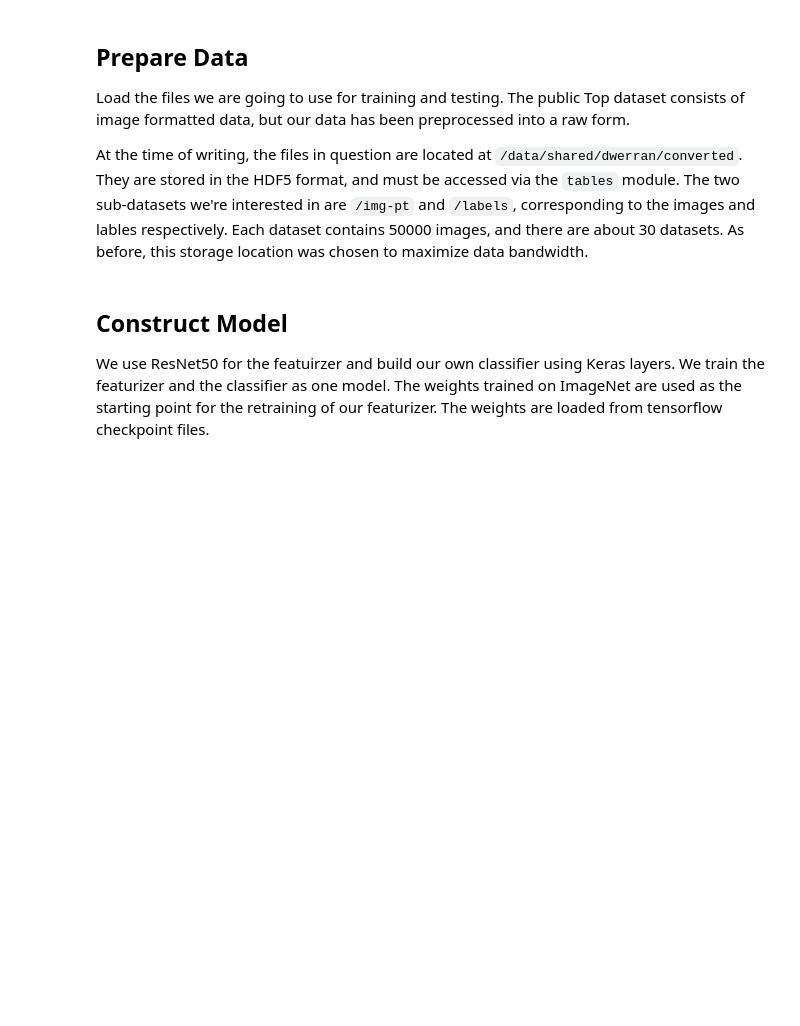
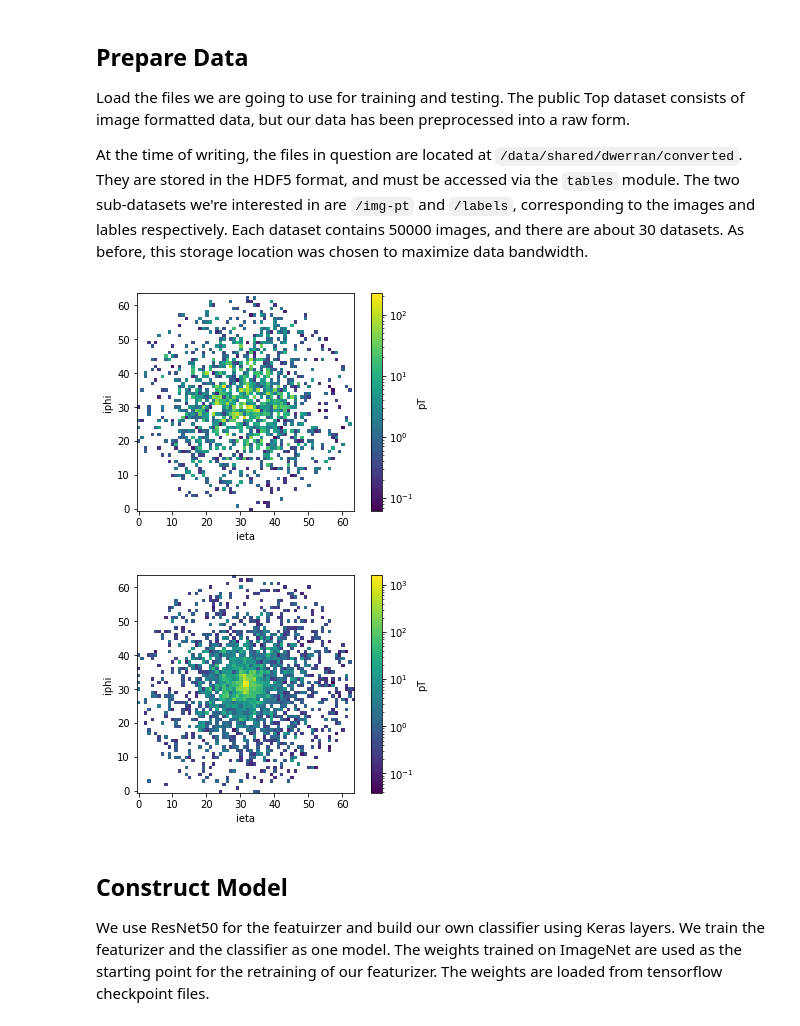
Before and after one commit to davidho27941/MachineLearningNotebooks, a Jupyter notebook: project-brainwave/project-brainwave-custom-weights-retrain-fulldataset.ipynb, the cells around one changed output. Cells and saved outputs as stored; diff of their text form; code cells hidden in the pictures; blank space fills up the shorter version.

```diff
--- a/project-brainwave/project-brainwave-custom-weights-retrain-fulldataset.ipynb
+++ b/project-brainwave/project-brainwave-custom-weights-retrain-fulldataset.ipynb
@@ -89,23 +89,31 @@ test_files = glob.glob(os.path.join(datadir, 'test/test_file_*'))
 train_files = train_files[:n_train_file]
 test_files = test_files[:n_test_file]
 # %%
+import matplotlib as mpl
+import matplotlib.pyplot as plt
 a, b = image_with_label(train_files[0],0,100)
-print(a[:,:,:,0].shape)
-print(b[:,0].shape)
 new_a = np.swapaxes(a[:,:,:,0],0,2)
 new_a = np.swapaxes(new_a,0,1)
-print(new_a.shape)
 c = np.dot(new_a,b[:,0])
-print(c.shape)
-import matplotlib as mpl
-
+d = np.dot(new_a,b[:,1])
+%matplotlib inline
 plt.figure()
 plt.imshow(c.T, norm=mpl.colors.LogNorm(), origin='lower', interpolation='none')
 cbar = plt.colorbar()
 cbar.set_label('pT')
 plt.xlabel('ieta')
 plt.ylabel('iphi')
+
+plt.figure()
+plt.imshow(d.T, norm=mpl.colors.LogNorm(), origin='lower', interpolation='none')
+cbar = plt.colorbar()
+cbar.set_label('pT')
+plt.xlabel('ieta')
+plt.ylabel('iphi')
 plt.show()
+# %% [output]
+[figure, added]
+[figure, added]
 # %% [markdown]
 ## Construct Model
 We use ResNet50 for the featuirzer and build our own classifier using Keras layers. We train the featurizer and the classifier as one model. The weights trained on ImageNet are used as the starting point for the retraining of our featurizer. The weights are loaded from tensorflow checkpoint files.
```
Also changed, not shown: parts of 10 cells of this notebook.
